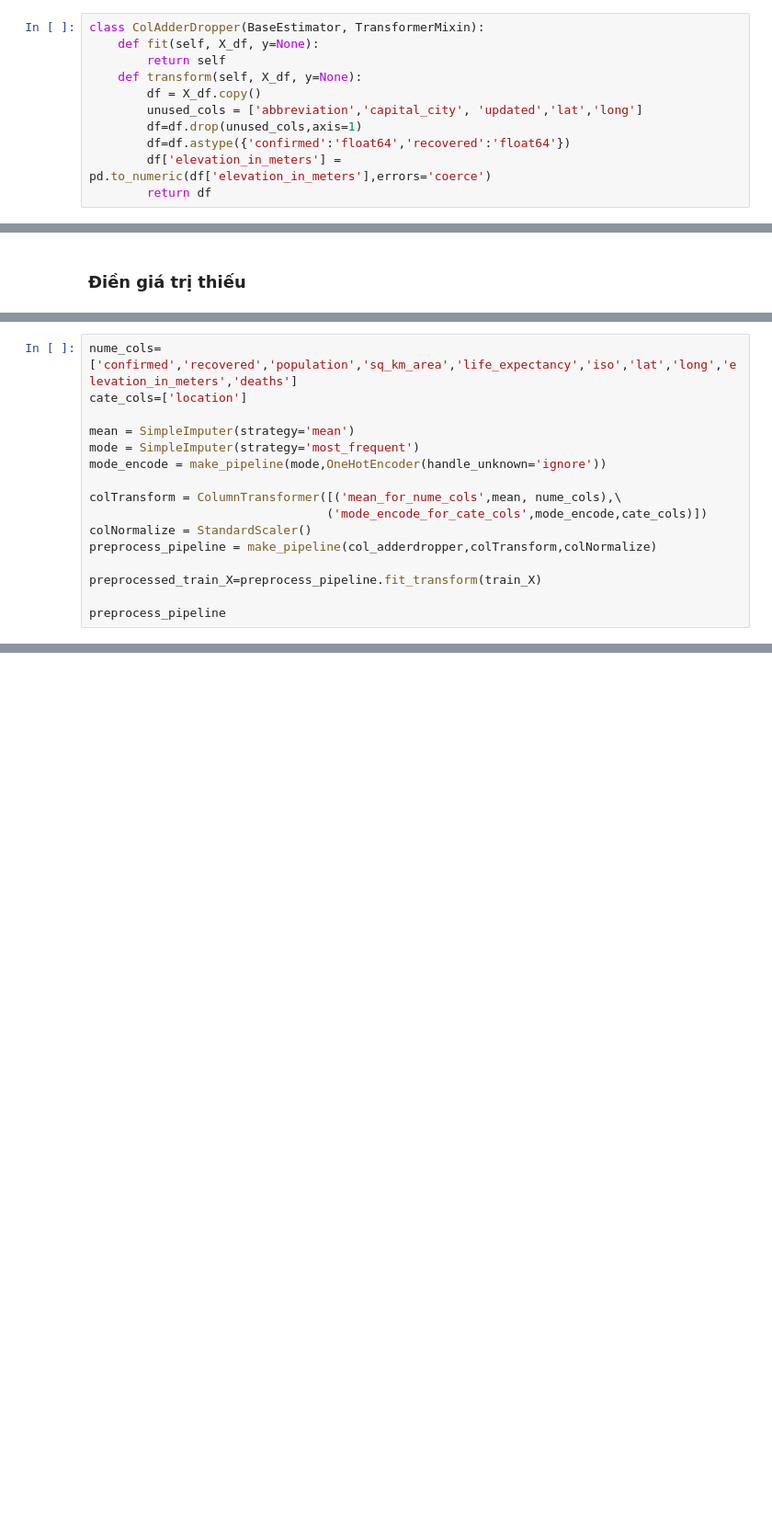
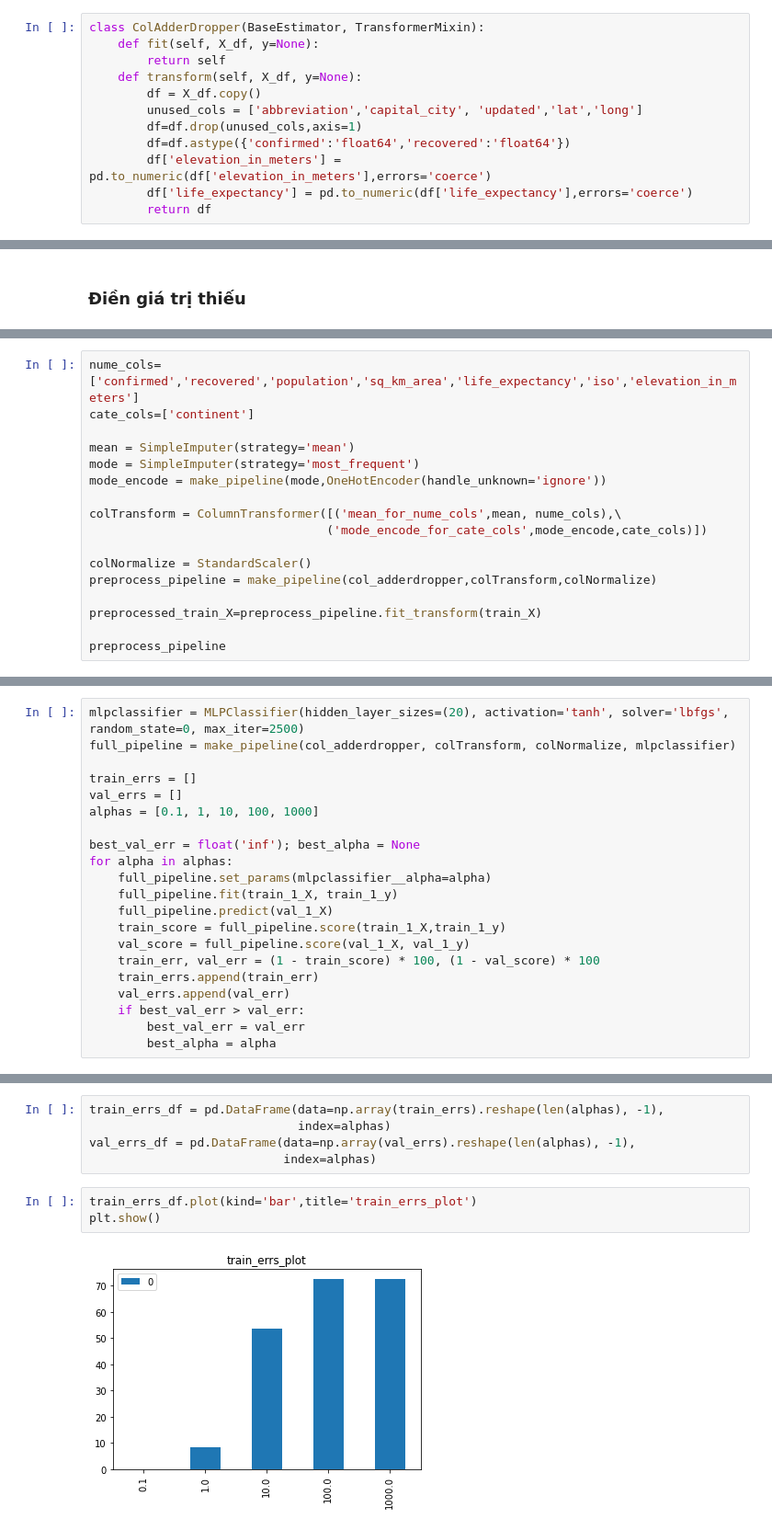
Before and after one commit to TranNgocTinh0810/DS-Final, a Jupyter notebook: Final.ipynb, the cells around one changed output, grey strips where cells are left out. Shown: that part at 92% size. Cells and saved outputs as stored; diff of their text form; blank space fills up the shorter version.

```diff
--- a/Final.ipynb
+++ b/Final.ipynb
@@ -261,6 +280,7 @@ class ColAdderDropper(BaseEstimator, TransformerMixin):
         df=df.drop(unused_cols,axis=1)
         df=df.astype({'confirmed':'float64','recovered':'float64'})
         df['elevation_in_meters'] = pd.to_numeric(df['elevation_in_meters'],errors='coerce')
+        df['life_expectancy'] = pd.to_numeric(df['life_expectancy'],errors='coerce')
         return df
 # %% [markdown]
 ### Fit & Transform
@@ -320,6 +355,6 @@ train_X.shape
 # %%
-nume_cols=['confirmed','recovered','population','sq_km_area','life_expectancy','iso','lat','long','elevation_in_meters','deaths']
-cate_cols=['location']
+nume_cols=['confirmed','recovered','population','sq_km_area','life_expectancy','iso','elevation_in_meters']
+cate_cols=['continent']
 
 mean = SimpleImputer(strategy='mean')
 mode = SimpleImputer(strategy='most_frequent')
@@ -327,6 +362,7 @@ mode_encode = make_pipeline(mode,OneHotEncoder(handle_unknown='ignore'))
 
 colTransform = ColumnTransformer([('mean_for_nume_cols',mean, nume_cols),\
                                  ('mode_encode_for_cate_cols',mode_encode,cate_cols)])
+
 colNormalize = StandardScaler()
 preprocess_pipeline = make_pipeline(col_adderdropper,colTransform,colNormalize)
 
@@ -395,0 +392,21 @@ Pipeline(steps=[('coladderdropper', ColAdderDropper()),
+# %%
+mlpclassifier = MLPClassifier(hidden_layer_sizes=(20), activation='tanh', solver='lbfgs', random_state=0, max_iter=2500)
+full_pipeline = make_pipeline(col_adderdropper, colTransform, colNormalize, mlpclassifier)
+
+train_errs = []
+val_errs = []
+alphas = [0.1, 1, 10, 100, 1000]
+
+best_val_err = float('inf'); best_alpha = None
+for alpha in alphas:
+    full_pipeline.set_params(mlpclassifier__alpha=alpha)
+    full_pipeline.fit(train_1_X, train_1_y)
+    full_pipeline.predict(val_1_X)
+    train_score = full_pipeline.score(train_1_X,train_1_y)
+    val_score = full_pipeline.score(val_1_X, val_1_y)
+    train_err, val_err = (1 - train_score) * 100, (1 - val_score) * 100
+    train_errs.append(train_err)
+    val_errs.append(val_err)
+    if best_val_err > val_err:
+        best_val_err = val_err
+        best_alpha = alpha
@@ -395,0 +425,10 @@ Pipeline(steps=[('coladderdropper', ColAdderDropper()),
+# %%
+train_errs_df = pd.DataFrame(data=np.array(train_errs).reshape(len(alphas), -1),
+                             index=alphas)
+val_errs_df = pd.DataFrame(data=np.array(val_errs).reshape(len(alphas), -1),
+                           index=alphas)
+# %%
+train_errs_df.plot(kind='bar',title='train_errs_plot')
+plt.show()
+# %% [output]
+[figure, added]
```
Also changed, not shown: parts of 39 cells of this notebook.
